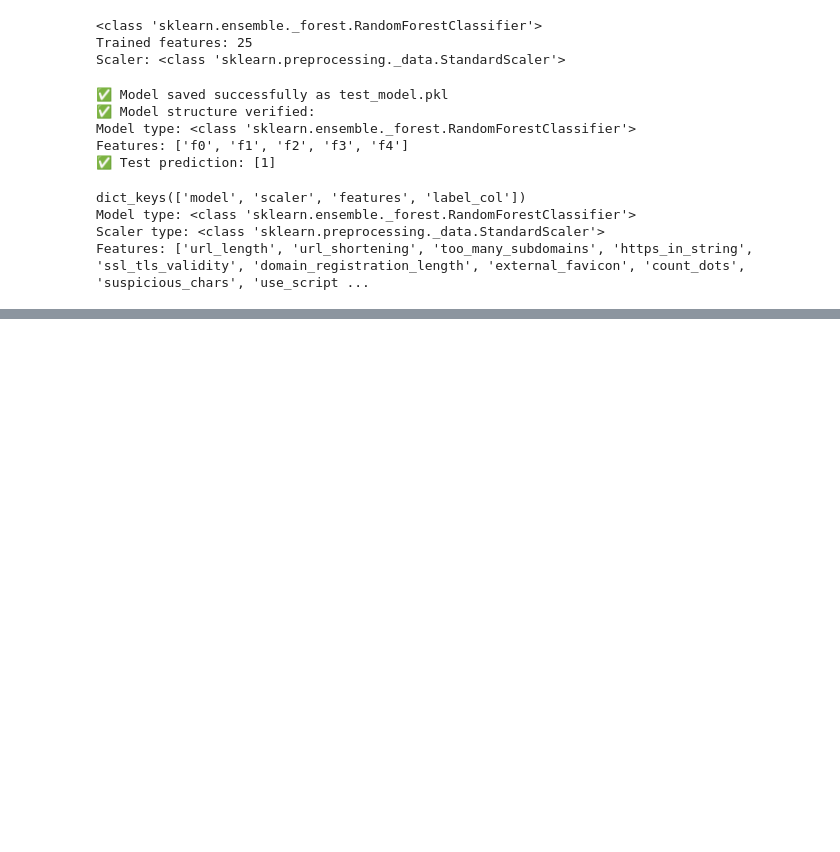
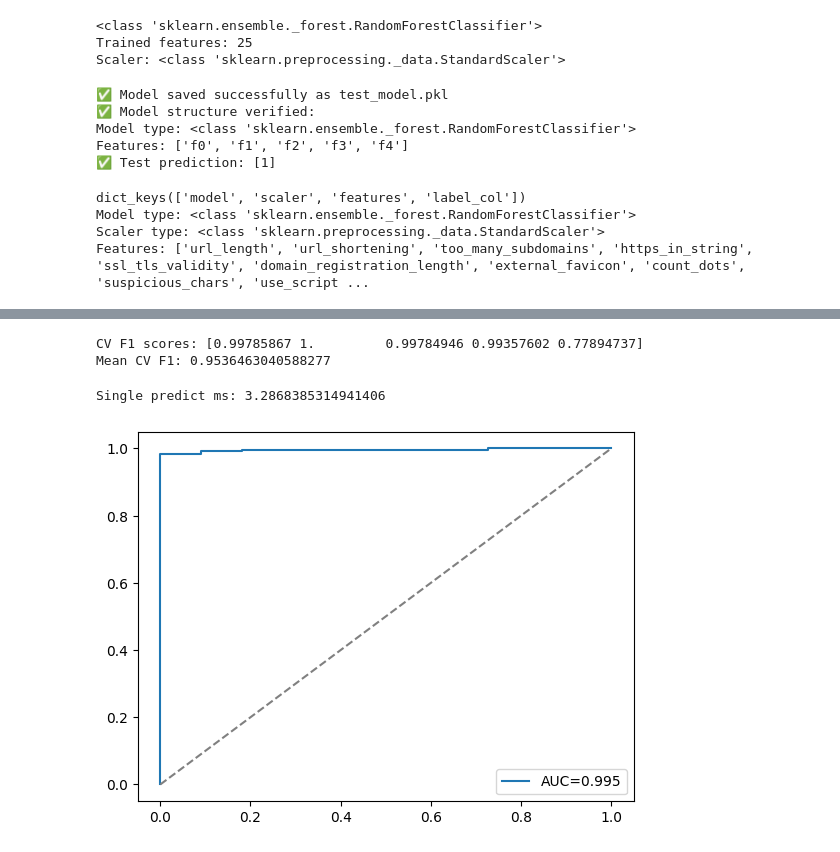
Before and after one commit to WizardofO/Capstone2_GUI_App_Development_9_26_2025, a Jupyter notebook: TESTING/model_08_testing.ipynb, the cells around one changed output, grey strips where cells are left out. Saved outputs shown, nothing was run; the diff lists cells and outputs as text; code cells hidden in the pictures; blank space fills up the shorter version.

```diff
--- a/TESTING/model_08_testing.ipynb
+++ b/TESTING/model_08_testing.ipynb
@@ -78,0 +267,17 @@ Features: ['url_length', 'url_shortening', 'too_many_subdomains', 'https_in_stri
+# %%
+# Cross-validation / stability test
+from sklearn.model_selection import cross_val_score
+import joblib, pandas as pd
+bundle = joblib.load(r"C:\Users\Osias\OneDrive\Documents\CAPSTONE2_Codes_UIUX_GExtension\best_phishing_model_14_Balanced Model.pkl")
+model = bundle["model"]
+features = bundle["features"]
+df = pd.read_csv(r"C:\Users\Osias\OneDrive\Documents\CAPSTONE2_Codes_UIUX_GExtension\features_output_FEATURE EXTRACTION_Blackeye_Zphisher_Hiddeneye_Phishtank_allLegits_09_30_2025_EDITED.csv")
+X = df[features].fillna(df[features].median())
+y = df[bundle["label_col"]]
+
+scores = cross_val_score(model, X, y, cv=5, scoring="f1")
+print("CV F1 scores:", scores)
+print("Mean CV F1:", scores.mean())
+# %% [output]
+CV F1 scores: [0.99785867 1.         0.99784946 0.99357602 0.77894737]
+Mean CV F1: 0.9536463040588277
@@ -78,0 +290,20 @@ Features: ['url_length', 'url_shortening', 'too_many_subdomains', 'https_in_stri
+# %%
+# Performance (latency & memory) test
+import time
+t0 = time.time()
+model.predict(X_arr[:1])
+print("Single predict ms:", (time.time()-t0)*1000)
+# %% [output]
+Single predict ms: 3.2868385314941406
+# %%
+from sklearn.metrics import roc_curve, roc_auc_score
+import matplotlib.pyplot as plt
+
+y_proba = model.predict_proba(X_test)[:, 1]
+fpr, tpr, _ = roc_curve(y_test, y_proba)
+plt.plot(fpr, tpr, label=f"AUC={roc_auc_score(y_test, y_proba):.3f}")
+plt.plot([0,1],[0,1],'--',color='gray')
+plt.legend()
+plt.show()
+# %% [output]
+[figure, added]
```
Also changed, not shown: parts of 10 cells of this notebook, 1 other file.
